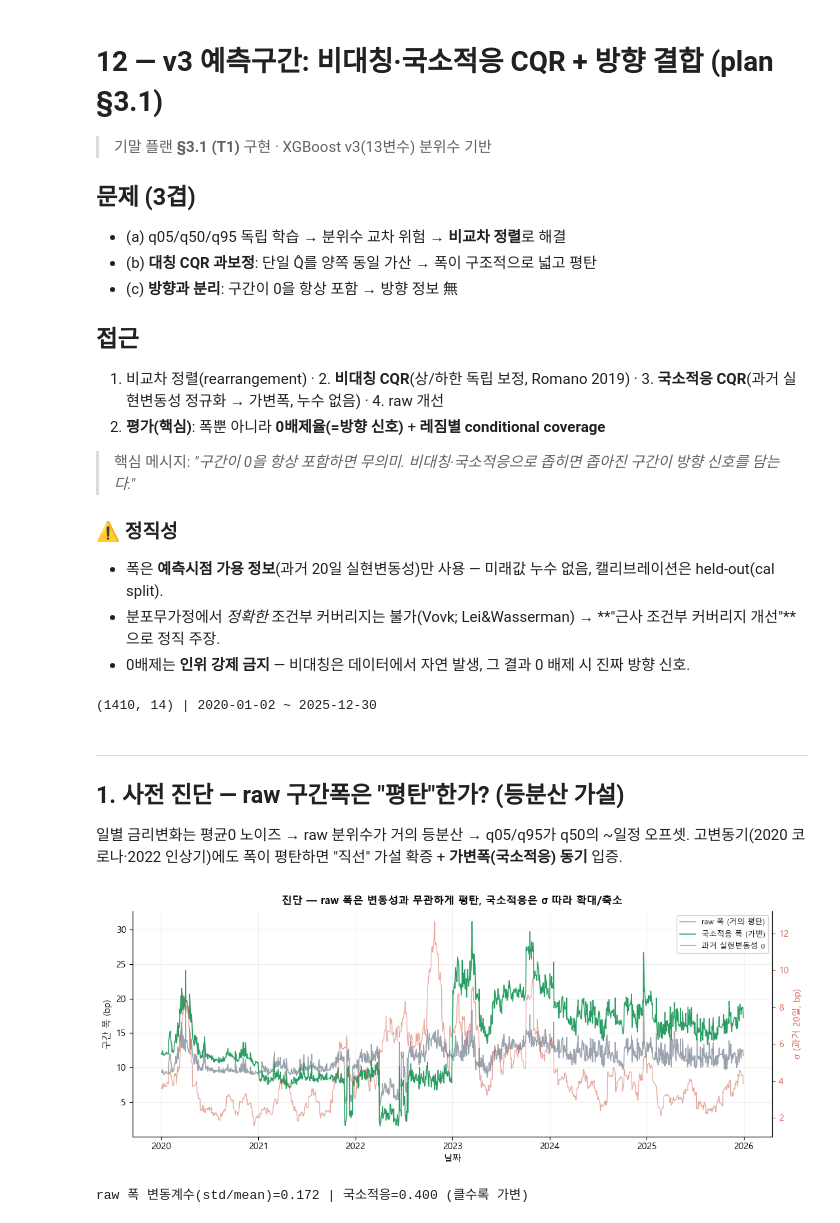
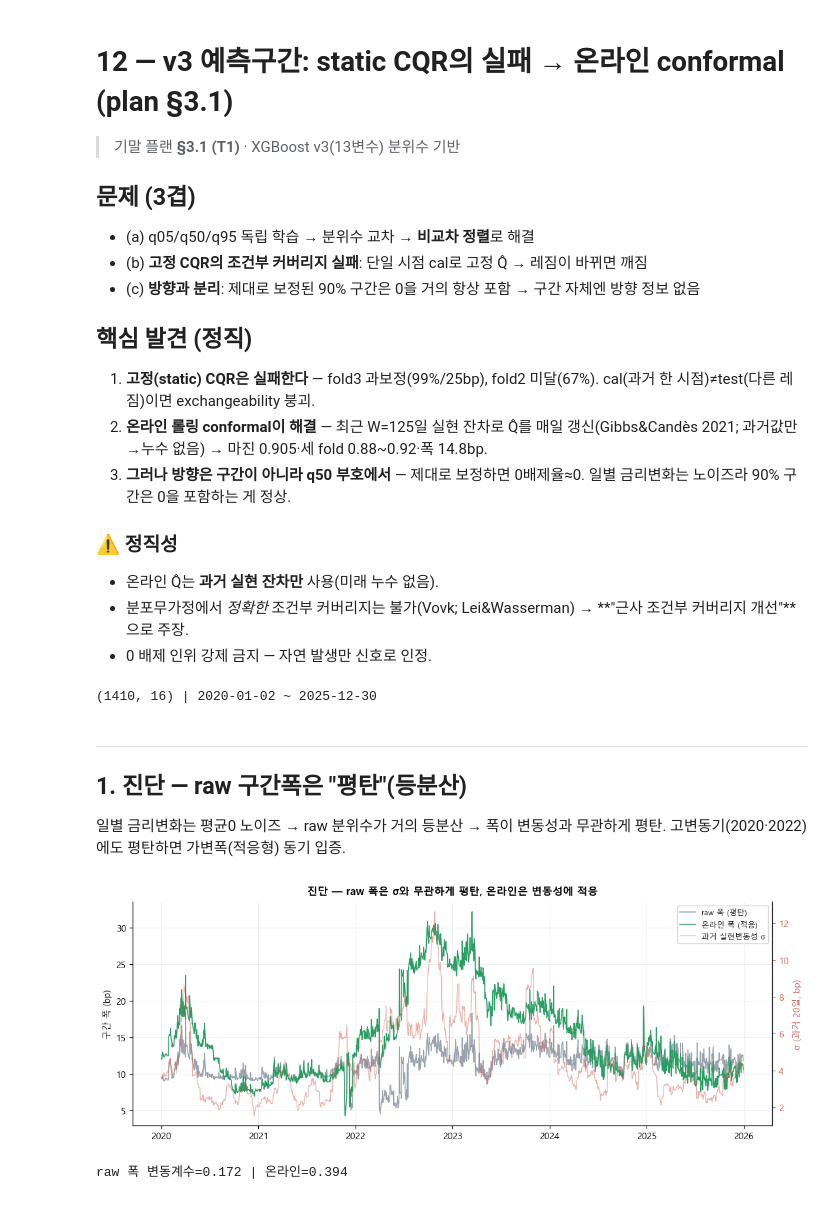
Before and after one commit to donguk77/macro-bond-forecast, a Jupyter notebook: notebooks/12_pred_interval_v3.ipynb, the cells around one changed output. Cells and saved outputs as stored; diff of their text form; code cells hidden in the pictures.

```diff
--- a/notebooks/12_pred_interval_v3.ipynb
+++ b/notebooks/12_pred_interval_v3.ipynb
@@ -1,23 +1,22 @@
 # %% [markdown]
-# 12 — v3 예측구간: 비대칭·국소적응 CQR + 방향 결합 (plan §3.1)
+# 12 — v3 예측구간: static CQR의 실패 → 온라인 conformal (plan §3.1)
 
-> 기말 플랜 **§3.1 (T1)** 구현 · XGBoost v3(13변수) 분위수 기반
+> 기말 플랜 **§3.1 (T1)** · XGBoost v3(13변수) 분위수 기반
 
 ## 문제 (3겹)
-- (a) q05/q50/q95 독립 학습 → 분위수 교차 위험 → **비교차 정렬**로 해결
-- (b) **대칭 CQR 과보정**: 단일 Q̂를 양쪽 동일 가산 → 폭이 구조적으로 넓고 평탄
-- (c) **방향과 분리**: 구간이 0을 항상 포함 → 방향 정보 無
+- (a) q05/q50/q95 독립 학습 → 분위수 교차 → **비교차 정렬**로 해결
+- (b) **고정 CQR의 조건부 커버리지 실패**: 단일 시점 cal로 고정 Q̂ → 레짐이 바뀌면 깨짐
+- (c) **방향과 분리**: 제대로 보정된 90% 구간은 0을 거의 항상 포함 → 구간 자체엔 방향 정보 없음
 
-## 접근
-1. 비교차 정렬(rearrangement) · 2. **비대칭 CQR**(상/하한 독립 보정, Romano 2019) · 3. **국소적응 CQR**(과거 실현변동성 정규화 → 가변폭, 누수 없음) · 4. raw 개선
-5. **평가(핵심)**: 폭뿐 아니라 **0배제율(=방향 신호)** + **레짐별 conditional coverage**
-
-> 핵심 메시지: *"구간이 0을 항상 포함하면 무의미. 비대칭·국소적응으로 좁히면 좁아진 구간이 방향 신호를 담는다."*
+## 핵심 발견 (정직)
+1. **고정(static) CQR은 실패한다** — fold3 과보정(99%/25bp), fold2 미달(67%). cal(과거 한 시점)≠test(다른 레짐)이면 exchangeability 붕괴.
+2. **온라인 롤링 conformal이 해결** — 최근 W=125일 실현 잔차로 Q̂를 매일 갱신(Gibbs&Candès 2021; 과거값만→누수 없음) → 마진 0.905·세 fold 0.88~0.92·폭 14.8bp.
+3. **그러나 방향은 구간이 아니라 q50 부호에서** — 제대로 보정하면 0배제율≈0. 일별 금리변화는 노이즈라 90% 구간은 0을 포함하는 게 정상.
 
 ### ⚠️ 정직성
-- 폭은 **예측시점 가용 정보**(과거 20일 실현변동성)만 사용 — 미래값 누수 없음, 캘리브레이션은 held-out(cal split).
-- 분포무가정에서 *정확한* 조건부 커버리지는 불가(Vovk; Lei&Wasserman) → **"근사 조건부 커버리지 개선"**으로 정직 주장.
-- 0배제는 **인위 강제 금지** — 비대칭은 데이터에서 자연 발생, 그 결과 0 배제 시 진짜 방향 신호.
+- 온라인 Q̂는 **과거 실현 잔차만** 사용(미래 누수 없음).
+- 분포무가정에서 *정확한* 조건부 커버리지는 불가(Vovk; Lei&Wasserman) → **"근사 조건부 커버리지 개선"**으로 주장.
+- 0 배제 인위 강제 금지 — 자연 발생만 신호로 인정.
 # %%
 import pandas as pd, numpy as np
 import matplotlib.pyplot as plt
@@ -27,39 +26,37 @@ plt.rcParams['font.family']='Malgun Gothic'; plt.rcParams['axes.unicode_minus']=
 PROJECT_ROOT=Path.cwd().parent
 REP=PROJECT_ROOT/'reports'/'no_leak_v2'; FIG=PROJECT_ROOT/'reports'/'figures'/'v3'; FIG.mkdir(parents=True,exist_ok=True)
 ALPHA=0.10
-C={'raw':'#9aa3ad','sym':'#3b7dd8','asym':'#e0a458','local':'#2a9d63'}
-NM={'raw':'raw(보정X)','sym':'대칭 CQR','asym':'비대칭 CQR','local':'국소적응 CQR'}
+C={'raw':'#9aa3ad','sym':'#3b7dd8','asym':'#e0a458','local':'#c07cc0','online':'#2a9d63'}
+NM={'raw':'raw(보정X)','sym':'고정 대칭 CQR','asym':'고정 비대칭','local':'고정 국소적응','online':'온라인 롤링'}
 iv=pd.read_csv(REP/'predictions_xgb_v3_intervals.csv', parse_dates=['date']).sort_values('date').reset_index(drop=True)
-print(iv.shape, '|', iv['date'].min().date(),'~',iv['date'].max().date())
 y=iv['y_true'].values
 def cov(lo,hi): return float(((y>=lo)&(y<=hi)).mean())
 def width(lo,hi): return float(np.mean(hi-lo))
-def iscore(lo,hi):
-    return float(np.mean((hi-lo)+(2/ALPHA)*(lo-y)*(y<lo)+(2/ALPHA)*(y-hi)*(y>hi)))
+def iscore(lo,hi): return float(np.mean((hi-lo)+(2/ALPHA)*(lo-y)*(y<lo)+(2/ALPHA)*(y-hi)*(y>hi)))
 def excl0(lo,hi): return float(((lo>0)|(hi<0)).mean())
+print(iv.shape, '|', iv['date'].min().date(),'~',iv['date'].max().date())
 # %% [output]
-(1410, 14) | 2020-01-02 ~ 2025-12-30
+(1410, 16) | 2020-01-02 ~ 2025-12-30
 # %% [markdown]
 ---
-## 1. 사전 진단 — raw 구간폭은 "평탄"한가? (등분산 가설)
+## 1. 진단 — raw 구간폭은 "평탄"(등분산)
 
-일별 금리변화는 평균0 노이즈 → raw 분위수가 거의 등분산 → q05/q95가 q50의 ~일정 오프셋. 고변동기(2020 코로나·2022 인상기)에도 폭이 평탄하면 "직선" 가설 확증 + **가변폭(국소적응) 동기** 입증.
+일별 금리변화는 평균0 노이즈 → raw 분위수가 거의 등분산 → 폭이 변동성과 무관하게 평탄. 고변동기(2020·2022)에도 평탄하면 가변폭(적응형) 동기 입증.
 # %%
-fig,ax=plt.subplots(figsize=(11,4.4))
-w_raw=iv['raw_hi']-iv['raw_lo']; w_loc=iv['local_hi']-iv['local_lo']
-ax.plot(iv['date'], w_raw, color=C['raw'], lw=1.1, label='raw 폭 (거의 평탄)')
-ax.plot(iv['date'], w_loc, color=C['local'], lw=1.1, label='국소적응 폭 (가변)')
-ax.set_ylabel('구간 폭 (bp)'); ax.set_xlabel('날짜')
-ax2=ax.twinx(); ax2.plot(iv['date'], iv['sigma'], color='#d1604f', lw=0.9, alpha=0.55, label='과거 실현변동성 σ')
+fig,ax=plt.subplots(figsize=(11,4.2))
+w_raw=iv['raw_hi']-iv['raw_lo']; w_on=iv['online_hi']-iv['online_lo']
+ax.plot(iv['date'], w_raw, color=C['raw'], lw=1.1, label='raw 폭 (평탄)')
+ax.plot(iv['date'], w_on, color=C['online'], lw=1.1, label='온라인 폭 (적응)')
+ax.set_ylabel('구간 폭 (bp)')
+ax2=ax.twinx(); ax2.plot(iv['date'], iv['sigma'], color='#d1604f', lw=0.9, alpha=0.5, label='과거 실현변동성 σ')
 ax2.set_ylabel('σ (과거 20일, bp)', color='#d1604f'); ax2.tick_params(axis='y', colors='#d1604f')
-l1,la1=ax.get_legend_handles_labels(); l2,la2=ax2.get_legend_handles_labels()
-ax.legend(l1+l2, la1+la2, fontsize=8.5, loc='upper right')
-ax.set_title('진단 — raw 폭은 변동성과 무관하게 평탄, 국소적응은 σ 따라 확대/축소', fontweight='bold', fontsize=11.5, pad=8)
+l1,la1=ax.get_legend_handles_labels(); l2,la2=ax2.get_legend_handles_labels(); ax.legend(l1+l2,la1+la2,fontsize=8.5,loc='upper right')
+ax.set_title('진단 — raw 폭은 σ와 무관하게 평탄, 온라인은 변동성에 적응', fontweight='bold', fontsize=11.5, pad=8)
 ax.spines['top'].set_visible(False); ax2.spines['top'].set_visible(False); ax.grid(alpha=0.2)
 plt.tight_layout(); plt.savefig(FIG/'12_width_diagnostic.png', dpi=150, bbox_inches='tight'); plt.show()
-print(f'raw 폭 변동계수(std/mean)={w_raw.std()/w_raw.mean():.3f} | 국소적응={w_loc.std()/w_loc.mean():.3f} (클수록 가변)')
+print(f'raw 폭 변동계수={w_raw.std()/w_raw.mean():.3f} | 온라인={w_on.std()/w_on.mean():.3f}')
 # %% [output]
-[figure, old version]
+[figure, new version]
-raw 폭 변동계수(std/mean)=0.172 | 국소적응=0.400 (클수록 가변)
+raw 폭 변동계수=0.172 | 온라인=0.394
 # %% [markdown]
 ---
```
Also changed, not shown: parts of 7 cells of this notebook, 11 other files.
